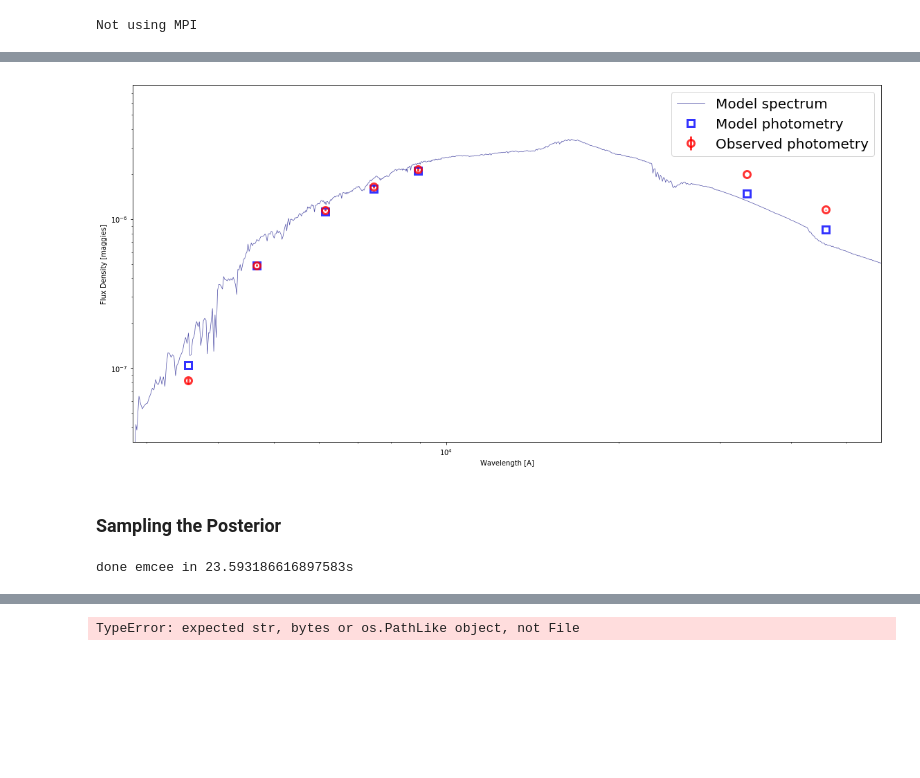
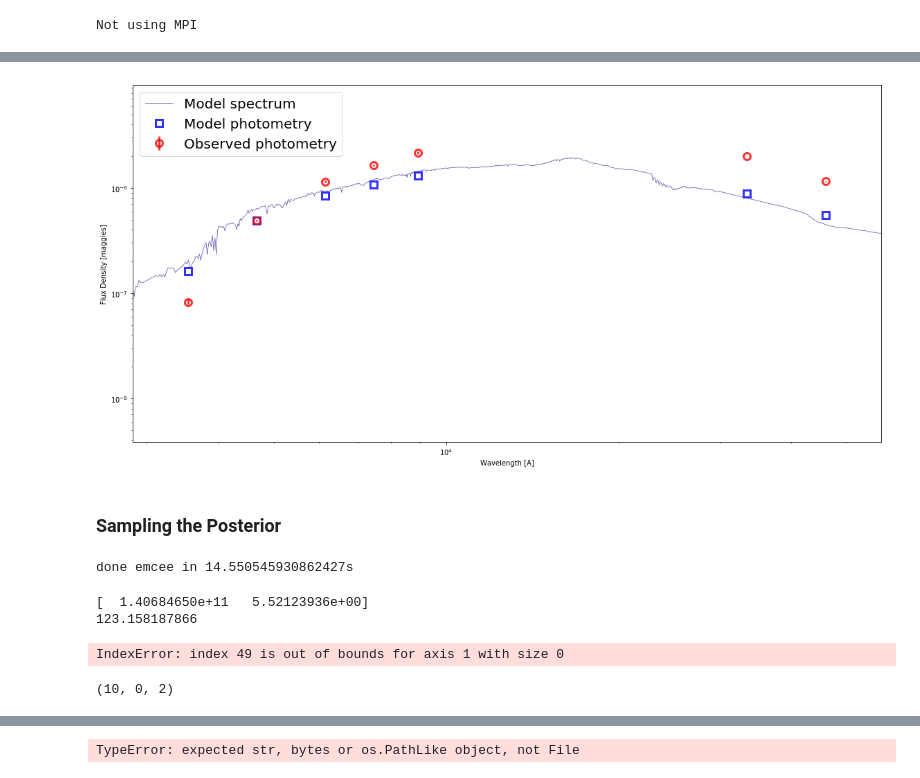
Before and after one commit to moustakas/siena-astrophysics, a Jupyter notebook: research/massivepilot/redmapper-masses.ipynb, the cells around one changed output, grey strips where cells are left out. Cells and saved outputs as stored; diff of their text form; code cells hidden in the pictures; blank space fills up the shorter version.

```diff
--- a/research/massivepilot/redmapper-masses.ipynb
+++ b/research/massivepilot/redmapper-masses.ipynb
@@ -71,7 +71,7 @@ print(filternames)
 # %%
 # load sps model (default)
 #sps = model_setup.load_sps(**run_params)
-sps = CSPBasis(zcontinuous=1, compute_vega_mags=False)
+sps = CSPSpecBasis(zcontinuous=1, compute_vega_mags=False)
 # %%
 print(sps.csp.libraries)
 # %% [output]
@@ -122,7 +123,7 @@ def load_sps(zcontinuous=1, compute_vega_mags=False, **extras):
                    compute_vega_mags=compute_vega_mags)
     return sps
 # %%
-sps = load_sps(**run_params)
+#sps = load_sps(**run_params)
 # %%
 # I don't think we need to load a noise model since we're only fitting photometry.(?)
 spec_noise, phot_noise = model_setup.load_gp(**run_params)
@@ -148,11 +149,11 @@ def load_model(zred, **extras):
 
     model_params.append({'name': 'mass', 'N': 1,
                          'isfree': True,
-                         'init': 5e11,
-                         'init_disp': 1e9,
+                         'init': 1e11,
+                         'init_disp': 1e10,
                          'units': r'M_\odot',
                          'prior_function': priors.tophat,
-                         'prior_args': {'mini': 1e8, 'maxi': 3e12}})
+                         'prior_args': {'mini': 1e10, 'maxi': 5e12}})
 
     model_params.append({'name': 'logzsol', 'N': 1,
                          'isfree': False,
@@ -184,9 +185,24 @@ def load_model(zred, **extras):
                         'prior_function': priors.tophat,
                         'prior_args': {'mini': 0.101, 'maxi': 14.0}})
 
+# Ben's speed solution:
+    model_params.append({'name': 'mass_units', 'N': 1,
+                        'isfree': False,
+                        'init': 'mformed'})
+
     return sedmodel.SedModel(model_params)
 # %%
 model = load_model(obs['zred'], **run_params)
+# %%
+# Ben's speed solution:
+if False:
+    sps = CSPSpecBasis(**run_params)
+    sps2 = CSPBasis(**run_params)
+    s, p, x = model.mean_model(model.initial_theta, obs=obs, sps=sps)
+    sps2.csp.params.dirtiness = 1  # just to make sure the model is fully recalculated
+    s2, p2, x2 = model.mean_model(model.initial_theta, obs=obs, sps=sps2)
+    assert np.allclose(p2, p)
+    print(p2 - p)
 # %%
 # Define our likelihood function
 def lnprobfn(theta, verbose=True):
@@ -369,23 +385,23 @@ best Nelder-Mead lnp: 123.15818786621094
 # %%
 # Check that we got closer!
 mspec_init, mphot_init, mextra_init = model.mean_model(min_results.x, obs, sps=sps) # generate model
 
 # plotting
 figure(figsize=(16,8))
 loglog(wspec, mspec_init, lw=0.7, color='navy', alpha=0.7, label='Model spectrum')
 errorbar(wphot, mphot_init, marker='s', ls='', lw=3, markersize=10,
          markerfacecolor='none', markeredgecolor='blue', markeredgewidth=3, alpha=0.8, label='Model photometry')
 errorbar(wphot, obs['maggies'], yerr=obs['maggies_unc'], ecolor='red', marker='o', ls='', lw=3, markersize=10,
          markerfacecolor='none', markeredgecolor='red', markeredgewidth=3, alpha=0.8, label='Observed photometry')
 
 xlabel('Wavelength [A]')
 ylabel('Flux Density [maggies]')
 xlim([xmin, xmax])
-ylim([ymin, ymax])
+ylim([ymin, ymax*10])
 legend(loc='best', fontsize=20)
 tight_layout()
 # %% [output]
-[figure, old version]
+[figure, new version]
 # %% [markdown]
 ### Sampling the Posterior
 # %%
@@ -396,15 +412,40 @@ fnull = open(os.devnull, 'w')
 sys.stdout = fnull
 
 tstart = time.time()
-out = fitting.run_emcee_sampler(lnprobfn, initial_center, model,
+#out = fitting.run_emcee_sampler(lnprobfn, initial_center, model,
+#                                postkwargs=postkwargs, initial_prob=initial_prob,
+#                                pool=pool, hdf5=hfile, **run_params)
+#esampler, burn_p0, burn_prob0 = out
+
+esampler, burn_p0, burn_prob0 = fitting.run_emcee_sampler(lnprobfn, initial_center, model,
                                 postkwargs=postkwargs, initial_prob=initial_prob,
                                 pool=pool, hdf5=hfile, **run_params)
-esampler, burn_p0, burn_prob0 = out
+#esampler, burn_p0, burn_prob0 = out
+
 edur = time.time() - tstart
 
 sys.stdout = fout
 
 print('done emcee in {0}s'.format(edur))
 # %% [output]
-done emcee in 23.593186616897583s
+done emcee in 14.550545930862427s
+# %%
+print(initial_center)
+print(initial_prob)
+# %% [output]
+[  1.40684650e+11   5.52123936e+00]
+123.158187866
+# %%
+# Pick a random walker at the end!
+theta = esampler.chain[5, run_params['niter']-1, :]
+#theta = esampler.chain[5, 100, :]
+print(theta)
+
+mspec_init, mphot_init, mextra_init = model.mean_model(theta, obs, sps=sps) # generate model
+# %% [output]
+IndexError: index 49 is out of bounds for axis 1 with size 0
+# %%
+esampler.chain.shape
+# %% [output]
+(10, 0, 2)
 # %%
```
Also changed, not shown: parts of 11 cells of this notebook, 3 other files.
